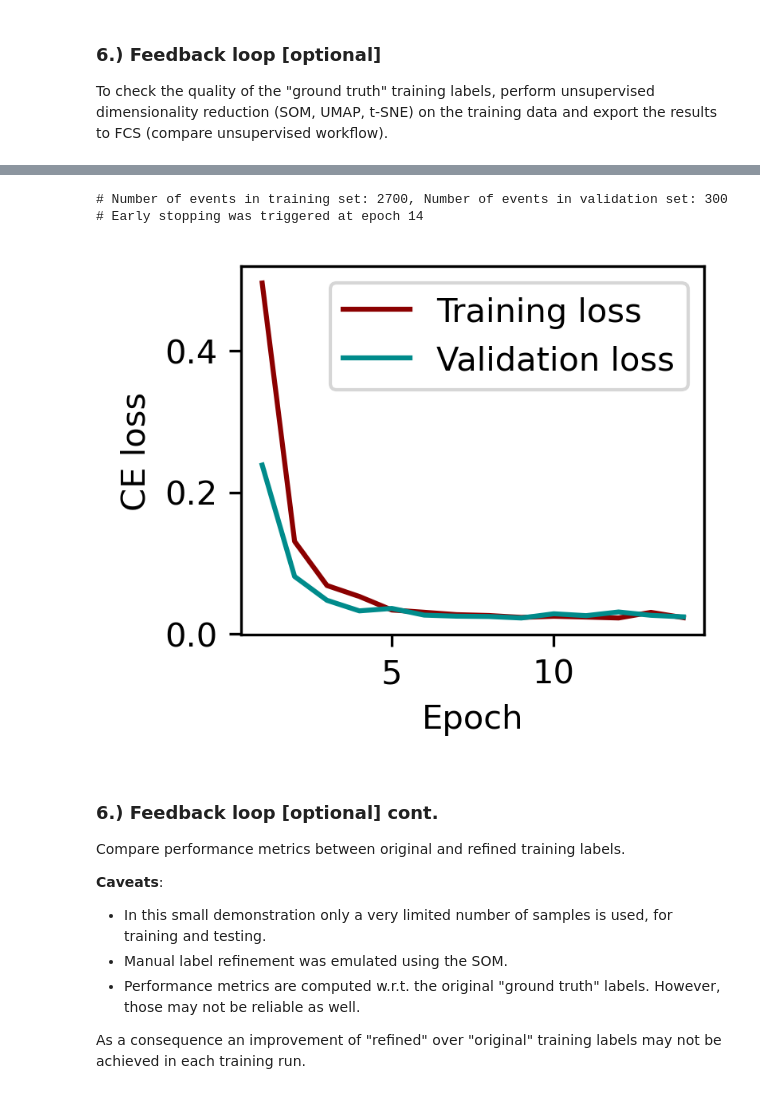
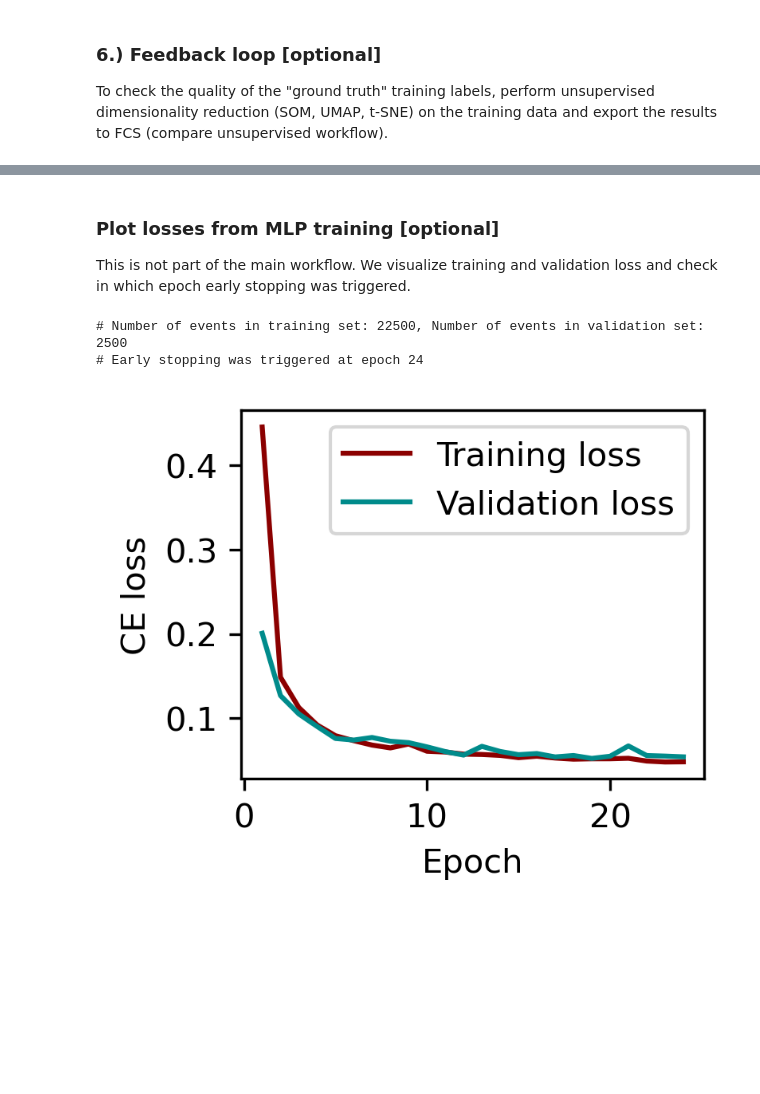
Before and after one commit to bionetslab/FLAG-X, a Jupyter notebook: notebooks/workflow_supervised.ipynb, the cells around one changed output, grey strips where cells are left out. Saved outputs shown, nothing was run; the diff lists cells and outputs as text; code cells hidden in the pictures; blank space fills up the shorter version.

```diff
--- a/notebooks/workflow_supervised.ipynb
+++ b/notebooks/workflow_supervised.ipynb
@@ -81,20 +94,3 @@ The output of manual gating typically consists of multiple *CSV* files per sampl
-# %%
-# Iterate over data samples, load labels, and add labels
-for i, adata in enumerate(fdm.anndata_list_):
-    label_df = pd.read_csv(os.path.join(DATA_PATH, adata.uns['filename'][:-4] + '.csv'), index_col=0)
-
-    # Add event IDs from data matrix to obs
-    event_ids = adata[:, 'event_ID'].X.flatten().astype(int).tolist()
-    adata.obs['event_ID'] = event_ids
-
-    # Merge dataframes
-    new_obs = adata.obs.merge(label_df, on='event_ID', how='left')
-    new_obs.index = new_obs.index.astype(str)
-
-    # Update obs
-    adata.obs = new_obs
-
-    fdm.anndata_list_[i] = adata.copy()
 # %% [markdown]
 ### 3.) Data processing
 # %%
@@ -497,66 +440,32 @@ Retrain the classifiers
+# %% [markdown]
+### Plot losses from MLP training [optional]
+This is not part of the main workflow. We visualize training and validation loss and check in which epoch early stopping was triggered.
 # %%
-
-data_loader_refined = fdm.get_data_loader(
-    data_set='train',
-    label_key='blast_refined',
-    channels=channels,
-    batch_size=-1,
-    shuffle=True,
-    return_data_loader='np_array',
-)
-x_train_refined, y_train_refined = next(iter(data_loader_refined))
-
-n_epochs = 200
-mlp_clf_refined = MLPClassifier(
-    layer_sizes=(128, 64, 32),
-    n_epochs=n_epochs,
-    optimizer_params={'lr': 0.001},
-    data_loader_params={'batch_size': 128, 'shuffle': True, 'num_workers': 1},
-    validation_fraction=0.1,
-    early_stopping=True,
-    device='cuda:0' if torch.cuda.is_available() else 'cpu',
-    verbosity=0
-)
-
-# Fit
-mlp_clf_refined.fit(X=x_train_refined, y=y_train_refined)
-
 # Plot losses from MLP training
-tl = mlp_clf_refined.training_log_
+tl = mlp_clf.training_log_
 print(f'# Number of events in training set: {tl.pop('num_events_train')}, Number of events in validation set: {tl.pop('num_events_val')}')
 loss_df = pd.DataFrame(tl)
 n_epochs_trained = loss_df.shape[0]
 if n_epochs_trained < n_epochs:
     print(f'# Early stopping was triggered at epoch {n_epochs_trained}')
 x_vals = np.array(list(range(1, n_epochs_trained + 1)))
 fig, ax = plt.subplots(figsize=(2.5, 2.0), dpi=300)
 ax.plot(
     x_vals, loss_df['training_loss'].to_numpy(),
     color='darkred',
     label='Training loss'
 )
 ax.plot(
     x_vals, loss_df['validation_loss'].to_numpy(),
     color='darkcyan',
     label='Validation loss'
 )
 ax.set_xlabel('Epoch')
 ax.set_ylabel('CE loss')
 ax.legend()
 plt.show()
 plt.close(fig)
 # %% [output]
-# Number of events in training set: 2700, Number of events in validation set: 300
-# Early stopping was triggered at epoch 14
+# Number of events in training set: 22500, Number of events in validation set: 2500
+# Early stopping was triggered at epoch 24
-[figure, old version]
+[figure, new version]
-# %% [markdown]
-### 6.) Feedback loop [optional] cont.
-
-Compare performance metrics between original and refined training labels.
-
-**Caveats**:
-- In this small demonstration only a very limited number of samples is used, for training and testing.
-- Manual label refinement was emulated using the SOM.
-- Performance metrics are computed w.r.t. the original "ground truth" labels. However, those may not be reliable as well.
-
-As a consequence an improvement of "refined" over "original" training labels may not be achieved in each training run.
```
Also changed, not shown: parts of 22 cells of this notebook, 29 other files.
